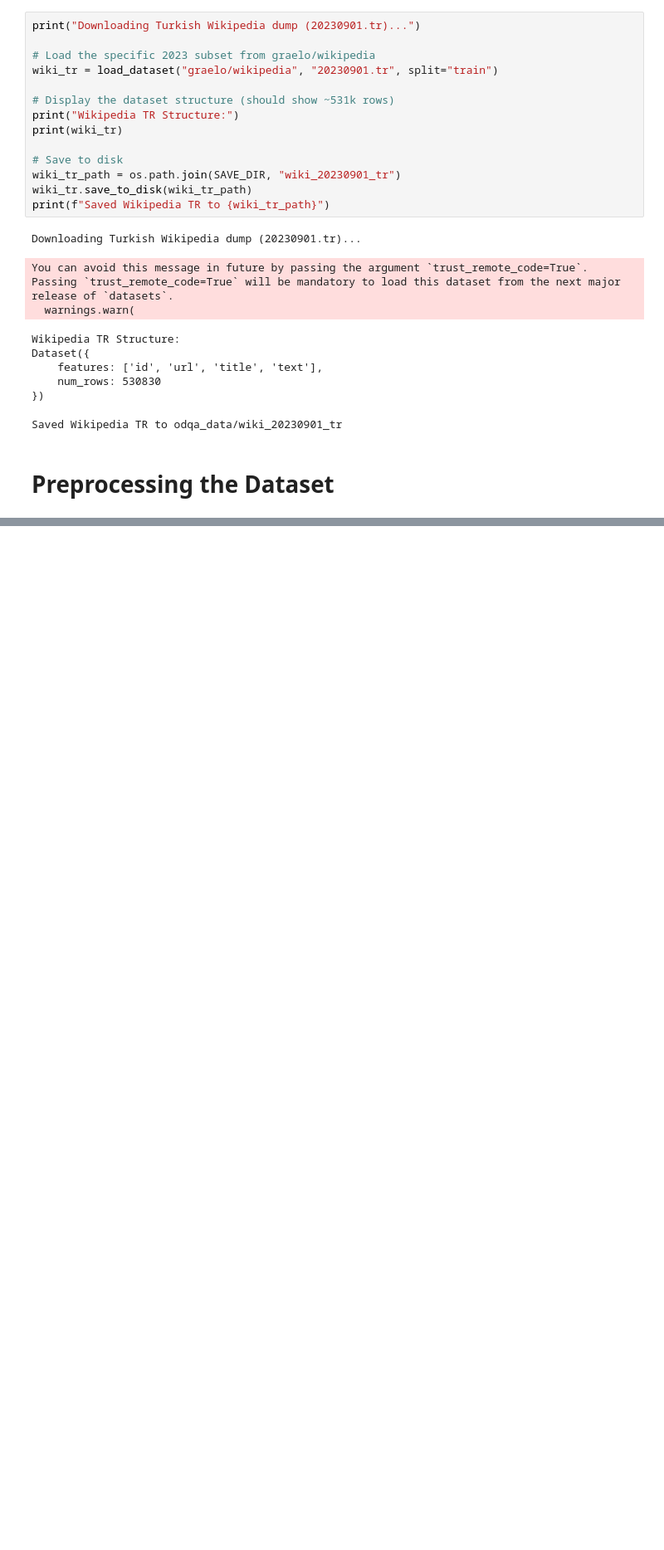
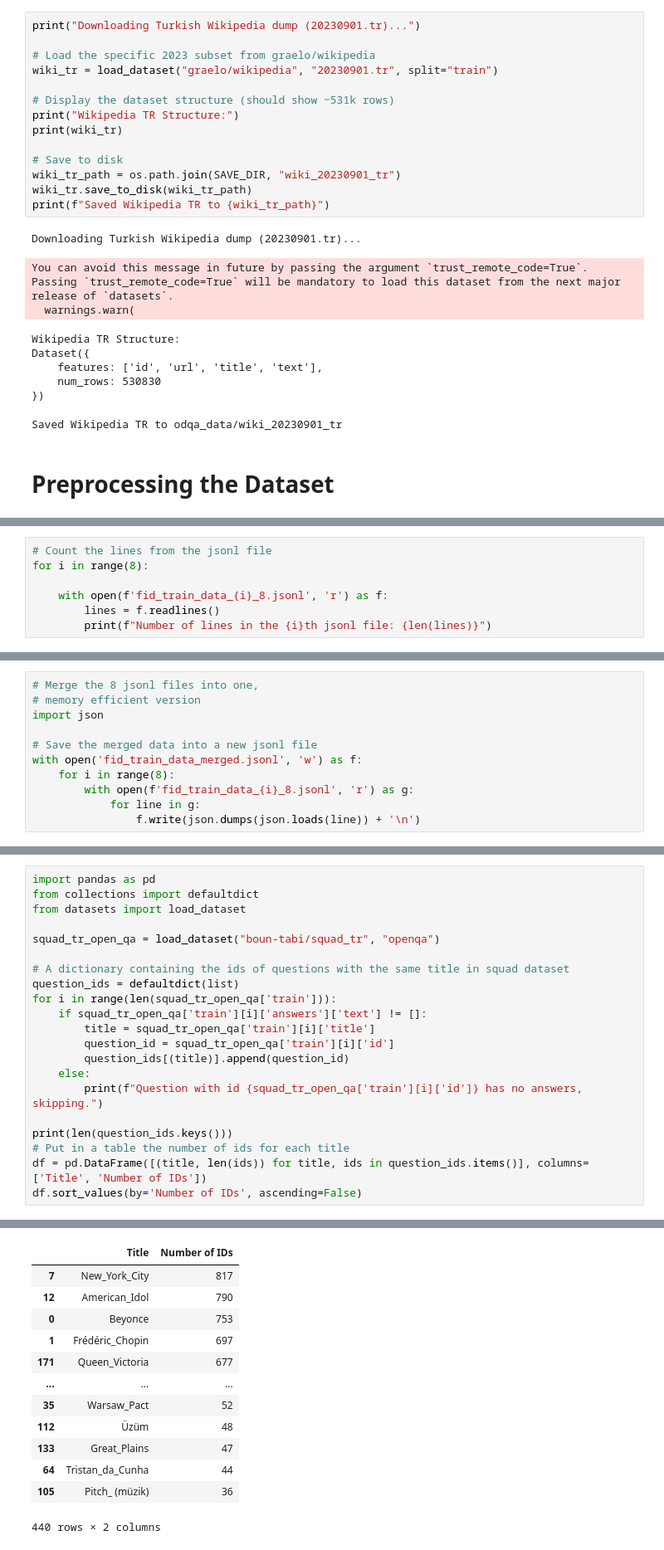
Before and after one commit to buseg/turkish-openqa, a Jupyter notebook: download_data.ipynb, the cells around one changed output, grey strips where cells are left out. Shown at 83% size. Saved outputs shown, nothing was run; the diff lists cells and outputs as text; blank space fills up the shorter version.

Commit message:
BM25 and MT5 training trial

```diff
--- a/download_data.ipynb
+++ b/download_data.ipynb
@@ -220,0 +222,7 @@ Data preparation complete. Ready for offline indexing!
+# %%
+# Count the lines from the jsonl file
+for i in range(8):
+
+    with open(f'fid_train_data_{i}_8.jsonl', 'r') as f:
+        lines = f.readlines()
+        print(f"Number of lines in the {i}th jsonl file: {len(lines)}")
@@ -220,0 +238,11 @@ Data preparation complete. Ready for offline indexing!
+# %%
+# Merge the 8 jsonl files into one,
+# memory efficient version
+import json
+
+# Save the merged data into a new jsonl file
+with open('fid_train_data_merged.jsonl', 'w') as f:
+    for i in range(8):
+        with open(f'fid_train_data_{i}_8.jsonl', 'r') as g:
+            for line in g:
+                f.write(json.dumps(json.loads(line)) + '\n')
@@ -220,0 +259,22 @@ Data preparation complete. Ready for offline indexing!
+# %%
+import pandas as pd
+from collections import defaultdict
+from datasets import load_dataset
+
+squad_tr_open_qa = load_dataset("boun-tabi/squad_tr", "openqa")
+
+# A dictionary containing the ids of questions with the same title in squad dataset
+question_ids = defaultdict(list)
+for i in range(len(squad_tr_open_qa['train'])):
+    if squad_tr_open_qa['train'][i]['answers']['text'] != []:
+        title = squad_tr_open_qa['train'][i]['title']
+        question_id = squad_tr_open_qa['train'][i]['id']
+        question_ids[(title)].append(question_id)
+    else:
+        print(f"Question with id {squad_tr_open_qa['train'][i]['id']} has no answers, skipping.")
+
+print(len(question_ids.keys()))
+# Put in a table the number of ids for each title
+df = pd.DataFrame([(title, len(ids)) for title, ids in question_ids.items()], columns=['Title', 'Number of IDs'])
+df.sort_values(by='Number of IDs', ascending=False)
+# %% [output]
@@ -220,0 +301,13 @@ Data preparation complete. Ready for offline indexing!
+|  | Title | Number of IDs |
+| 7 | New_York_City | 817 |
+| 12 | American_Idol | 790 |
+| 0 | Beyonce | 753 |
+| 1 | Frédéric_Chopin | 697 |
+| 171 | Queen_Victoria | 677 |
+| ... | ... | ... |
+| 35 | Warsaw_Pact | 52 |
+| 112 | Üzüm | 48 |
+| 133 | Great_Plains | 47 |
+| 64 | Tristan_da_Cunha | 44 |
+| 105 | Pitch_ (müzik) | 36 |
+440 rows × 2 columns
```
Also changed, not shown: parts of 16 cells of this notebook, 7 other files.
